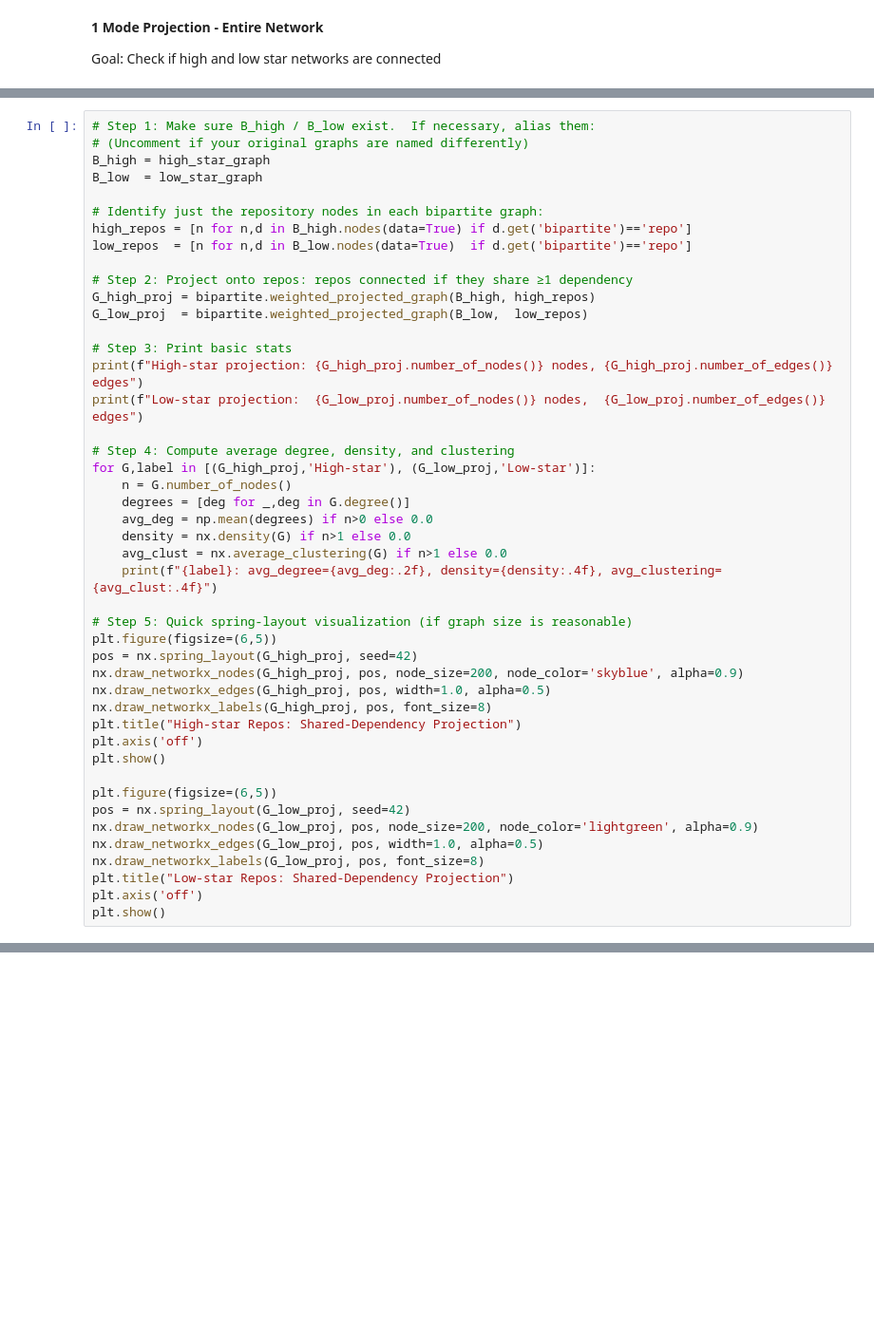
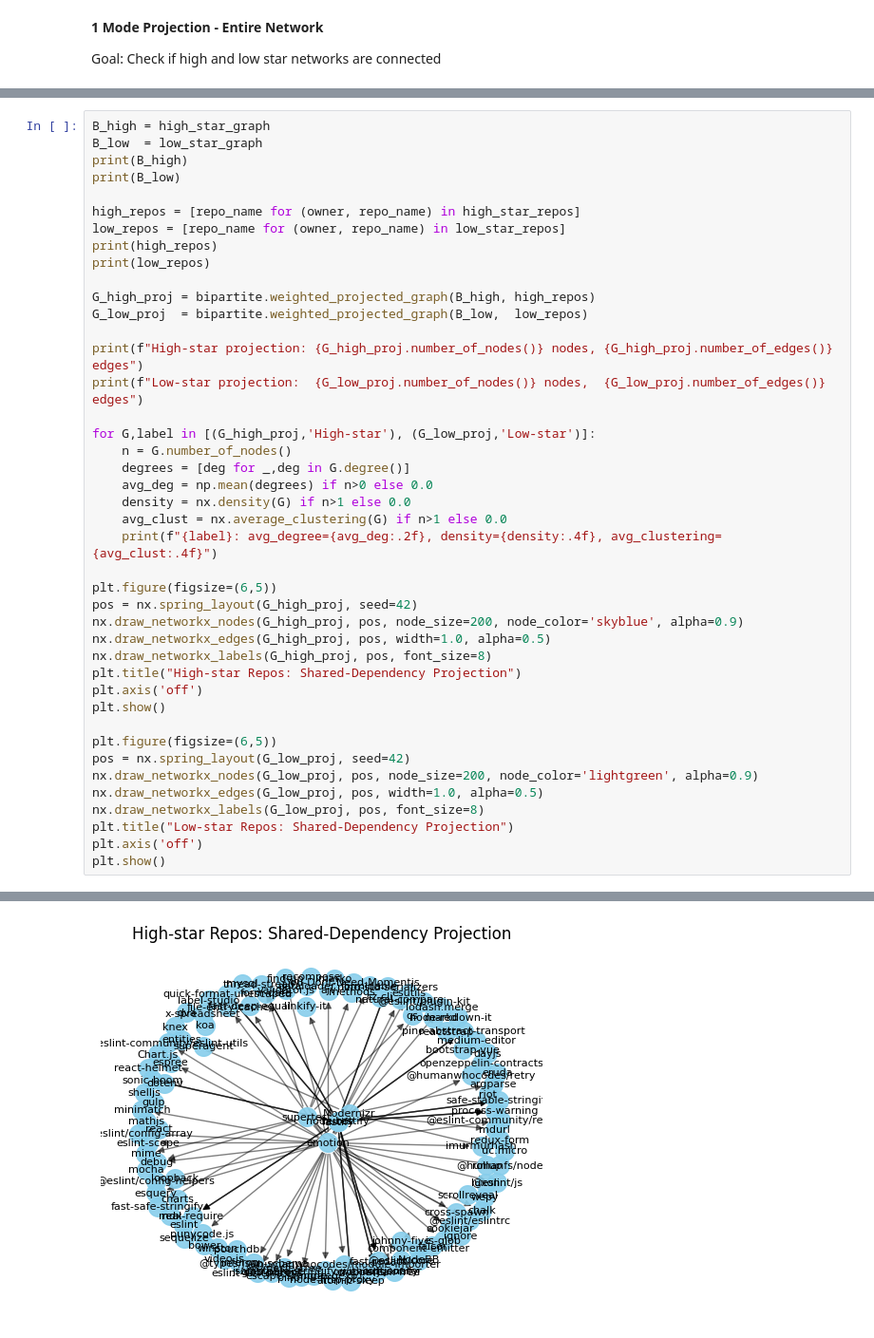
Before and after one commit to bchou9/Code-Coverage-Trends, a Jupyter notebook: JSNetwork.ipynb, the cells around one changed output, grey strips where cells are left out. Shown at 95% size. Saved outputs shown, nothing was run; the diff lists cells and outputs as text; blank space fills up the shorter version.

Commit message:
Done to Contributor–Repository
& Contributor–Contributor

```diff
--- a/JSNetwork.ipynb
+++ b/JSNetwork.ipynb
@@ -526,22 +595,20 @@ plt.show()
 # %%
-# Step 1: Make sure B_high / B_low exist.  If necessary, alias them:
-# (Uncomment if your original graphs are named differently)
 B_high = high_star_graph
 B_low  = low_star_graph
+print(B_high)
+print(B_low)
 
-# Identify just the repository nodes in each bipartite graph:
-high_repos = [n for n,d in B_high.nodes(data=True) if d.get('bipartite')=='repo']
-low_repos  = [n for n,d in B_low.nodes(data=True)  if d.get('bipartite')=='repo']
+high_repos = [repo_name for (owner, repo_name) in high_star_repos]
+low_repos = [repo_name for (owner, repo_name) in low_star_repos]
+print(high_repos)
+print(low_repos)
 
-# Step 2: Project onto repos: repos connected if they share ≥1 dependency
 G_high_proj = bipartite.weighted_projected_graph(B_high, high_repos)
 G_low_proj  = bipartite.weighted_projected_graph(B_low,  low_repos)
 
-# Step 3: Print basic stats
 print(f"High-star projection: {G_high_proj.number_of_nodes()} nodes, {G_high_proj.number_of_edges()} edges")
 print(f"Low-star projection:  {G_low_proj.number_of_nodes()} nodes,  {G_low_proj.number_of_edges()} edges")
 
-# Step 4: Compute average degree, density, and clustering
 for G,label in [(G_high_proj,'High-star'), (G_low_proj,'Low-star')]:
     n = G.number_of_nodes()
     degrees = [deg for _,deg in G.degree()]
@@ -550,7 +617,6 @@ for G,label in [(G_high_proj,'High-star'), (G_low_proj,'Low-star')]:
     avg_clust = nx.average_clustering(G) if n>1 else 0.0
     print(f"{label}: avg_degree={avg_deg:.2f}, density={density:.4f}, avg_clustering={avg_clust:.4f}")
 
-# Step 5: Quick spring‐layout visualization (if graph size is reasonable)
 plt.figure(figsize=(6,5))
 pos = nx.spring_layout(G_high_proj, seed=42)
 nx.draw_networkx_nodes(G_high_proj, pos, node_size=200, node_color='skyblue', alpha=0.9)
@@ -568,3 +634,4 @@ nx.draw_networkx_labels(G_low_proj, pos, font_size=8)
 plt.title("Low-star Repos: Shared-Dependency Projection")
 plt.axis('off')
 plt.show()
+# %% [output]
@@ -570,0 +646 @@ plt.show()
+[figure, added]
```
Also changed, not shown: parts of 19 cells of this notebook.
